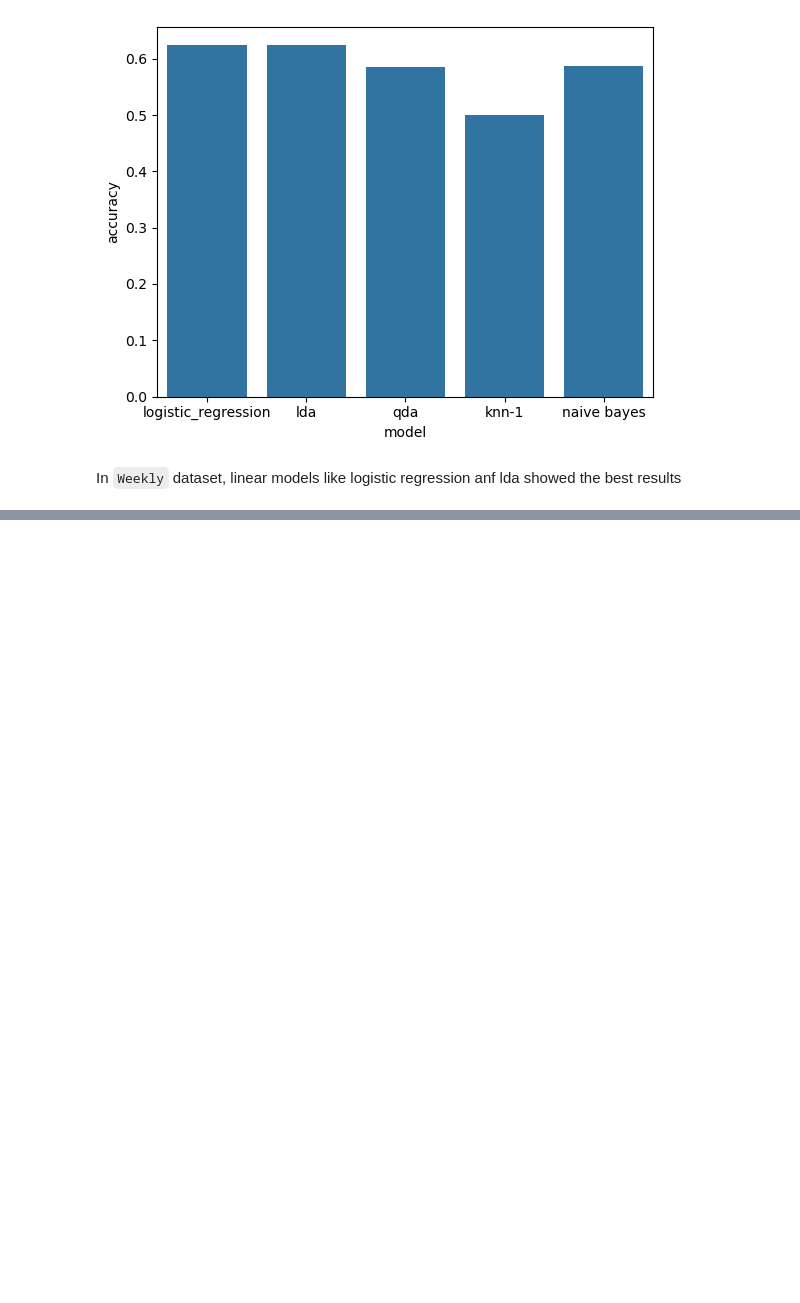
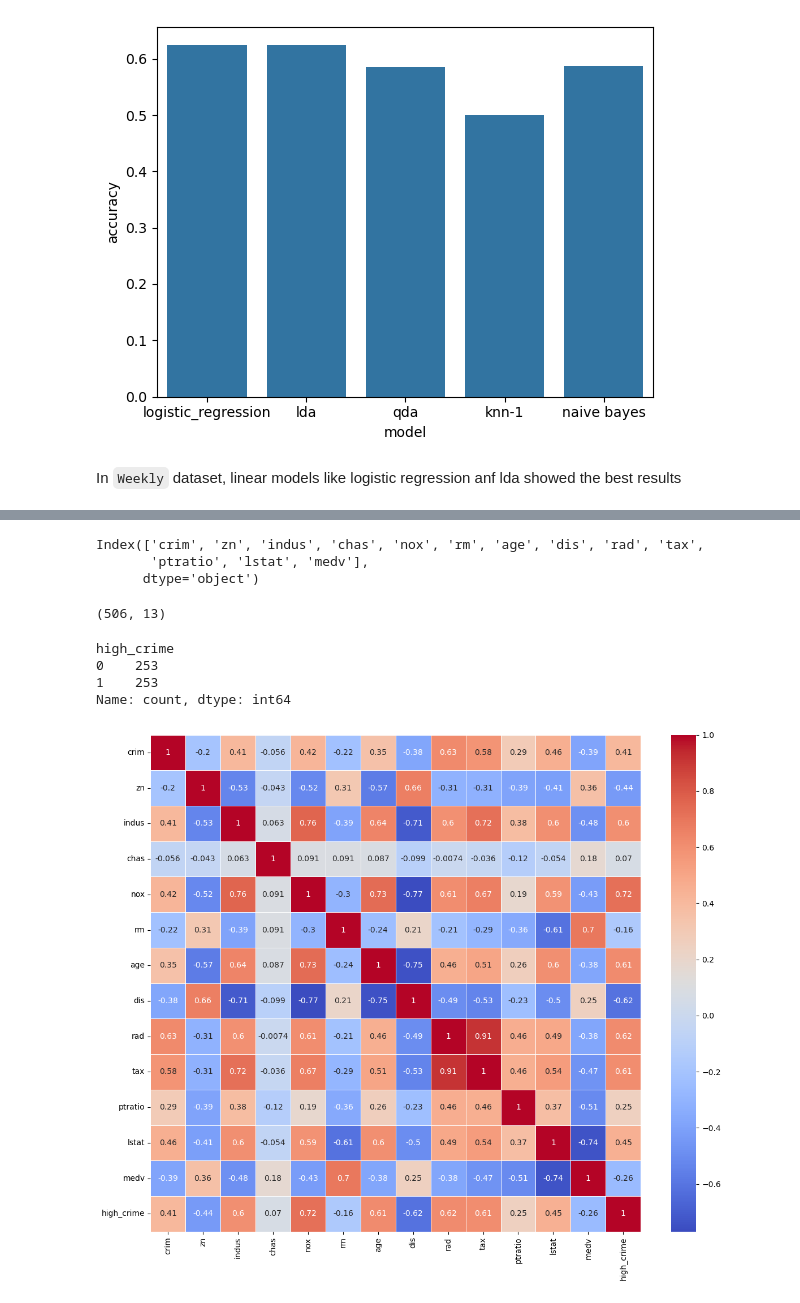
Before and after one commit to kolyakr/ISLP, a Jupyter notebook: 4_classification/exercises.ipynb, the cells around one changed output, grey strips where cells are left out. Drawn from its saved outputs; the diff is of its cells as text; code cells hidden in the pictures; blank space fills up the shorter version.

```diff
--- a/4_classification/exercises.ipynb
+++ b/4_classification/exercises.ipynb
@@ -742,0 +1133,3 @@ In `Weekly` dataset, linear models like logistic regression anf lda showed the b
+# %%
+boston = load_data("Boston")
+boston.head()
@@ -742,0 +1143,25 @@ In `Weekly` dataset, linear models like logistic regression anf lda showed the b
+# %%
+boston.columns
+# %% [output]
+Index(['crim', 'zn', 'indus', 'chas', 'nox', 'rm', 'age', 'dis', 'rad', 'tax',
+       'ptratio', 'lstat', 'medv'],
+      dtype='object')
+# %%
+boston.shape
+# %% [output]
+(506, 13)
+# %%
+boston["high_crime"] = (boston["crim"] > boston.crim.median()).astype(int)
+
+boston["high_crime"].value_counts()
+# %% [output]
+high_crime
+0    253
+1    253
+Name: count, dtype: int64
+# %%
+plt.figure(figsize=(12, 10))
+sns.heatmap(boston.corr(), annot=True, cmap="coolwarm", linewidths=0.5)
+plt.tight_layout()
+# %% [output]
+[figure, added]
```
Also changed, not shown: parts of 55 cells of this notebook, 1 other file.
